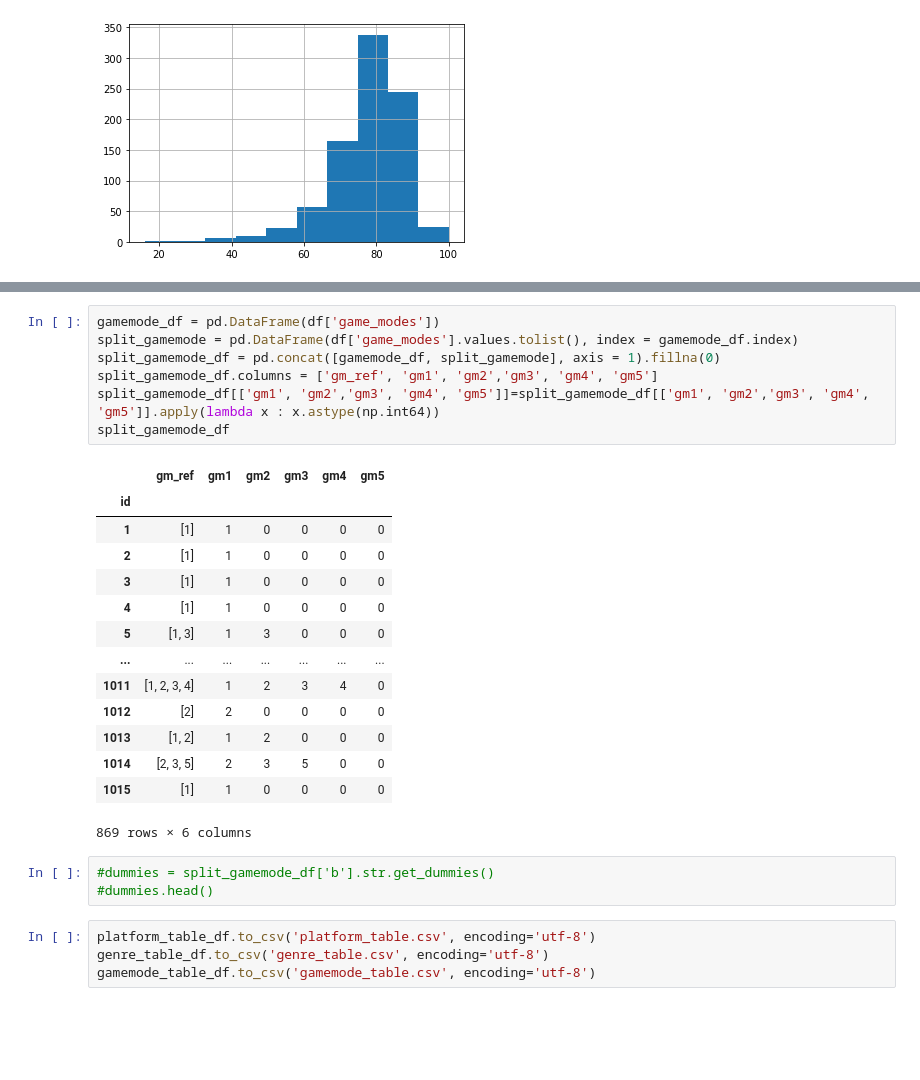
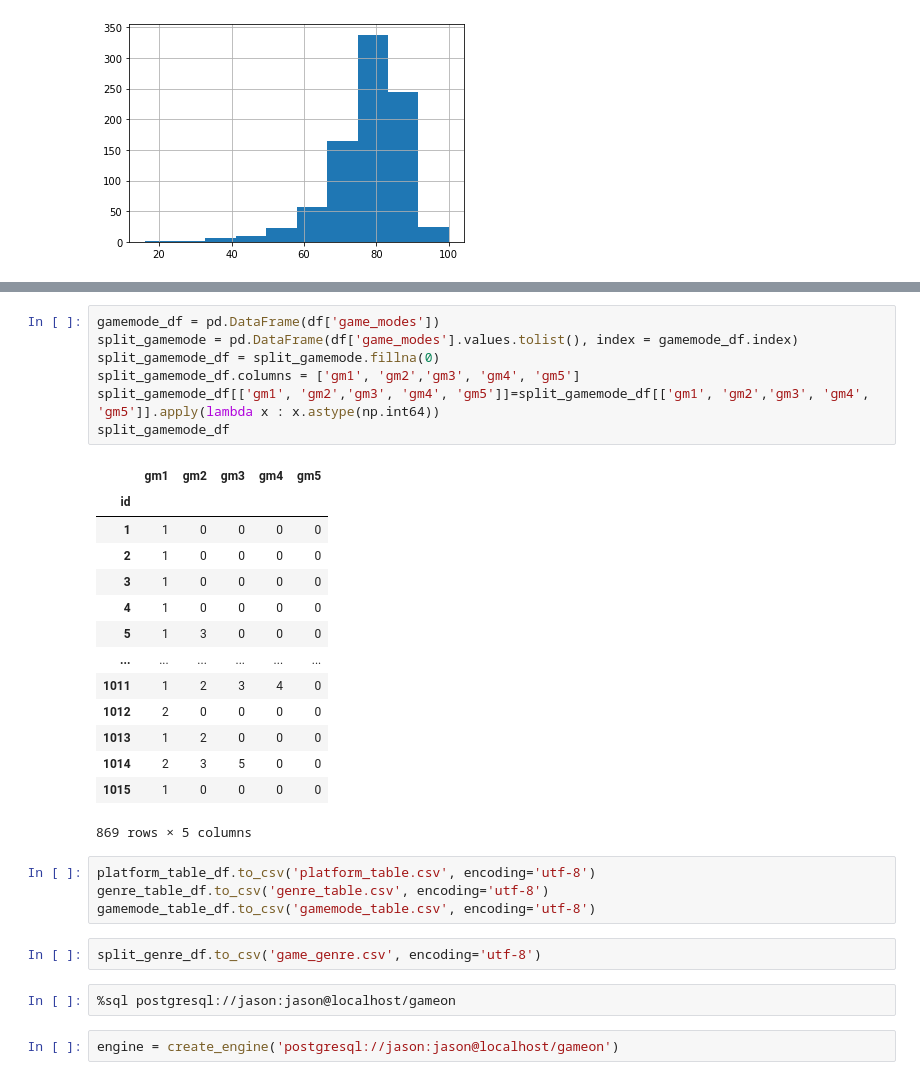
Before and after one commit to 1990Jasonlee/GameOnPassion, a Jupyter notebook: GameOnJson.ipynb, the cells around one changed output, grey strips where cells are left out. Saved outputs shown, nothing was run; the diff lists cells and outputs as text; blank space fills up the shorter version.

```diff
--- a/GameOnJson.ipynb
+++ b/GameOnJson.ipynb
@@ -215,29 +218,32 @@ split_platforms_df
 # %%
 gamemode_df = pd.DataFrame(df['game_modes'])
 split_gamemode = pd.DataFrame(df['game_modes'].values.tolist(), index = gamemode_df.index)
-split_gamemode_df = pd.concat([gamemode_df, split_gamemode], axis = 1).fillna(0)
-split_gamemode_df.columns = ['gm_ref', 'gm1', 'gm2','gm3', 'gm4', 'gm5']
+split_gamemode_df = split_gamemode.fillna(0)
+split_gamemode_df.columns = ['gm1', 'gm2','gm3', 'gm4', 'gm5']
 split_gamemode_df[['gm1', 'gm2','gm3', 'gm4', 'gm5']]=split_gamemode_df[['gm1', 'gm2','gm3', 'gm4', 'gm5']].apply(lambda x : x.astype(np.int64))
 split_gamemode_df
 # %% [output]
-|  | gm_ref | gm1 | gm2 | gm3 | gm4 | gm5 |
-| id |  |  |  |  |  |  |
-| 1 | [1] | 1 | 0 | 0 | 0 | 0 |
-| 2 | [1] | 1 | 0 | 0 | 0 | 0 |
-| 3 | [1] | 1 | 0 | 0 | 0 | 0 |
-| 4 | [1] | 1 | 0 | 0 | 0 | 0 |
-| 5 | [1, 3] | 1 | 3 | 0 | 0 | 0 |
-| ... | ... | ... | ... | ... | ... | ... |
-| 1011 | [1, 2, 3, 4] | 1 | 2 | 3 | 4 | 0 |
-| 1012 | [2] | 2 | 0 | 0 | 0 | 0 |
-| 1013 | [1, 2] | 1 | 2 | 0 | 0 | 0 |
-| 1014 | [2, 3, 5] | 2 | 3 | 5 | 0 | 0 |
-| 1015 | [1] | 1 | 0 | 0 | 0 | 0 |
+|  | gm1 | gm2 | gm3 | gm4 | gm5 |
+| id |  |  |  |  |  |
+| 1 | 1 | 0 | 0 | 0 | 0 |
+| 2 | 1 | 0 | 0 | 0 | 0 |
+| 3 | 1 | 0 | 0 | 0 | 0 |
+| 4 | 1 | 0 | 0 | 0 | 0 |
+| 5 | 1 | 3 | 0 | 0 | 0 |
+| ... | ... | ... | ... | ... | ... |
+| 1011 | 1 | 2 | 3 | 4 | 0 |
+| 1012 | 2 | 0 | 0 | 0 | 0 |
+| 1013 | 1 | 2 | 0 | 0 | 0 |
+| 1014 | 2 | 3 | 5 | 0 | 0 |
+| 1015 | 1 | 0 | 0 | 0 | 0 |
-869 rows × 6 columns
+869 rows × 5 columns
-# %%
-#dummies = split_gamemode_df['b'].str.get_dummies()
-#dummies.head()
 # %%
 platform_table_df.to_csv('platform_table.csv', encoding='utf-8')
 genre_table_df.to_csv('genre_table.csv', encoding='utf-8')
 gamemode_table_df.to_csv('gamemode_table.csv', encoding='utf-8')
+# %%
+split_genre_df.to_csv('game_genre.csv', encoding='utf-8')
+# %%
+%sql postgresql://jason:jason@localhost/gameon
+# %%
+engine = create_engine('postgresql://jason:jason@localhost/gameon')
```
Also changed, not shown: parts of 13 cells of this notebook, 7 other files.
